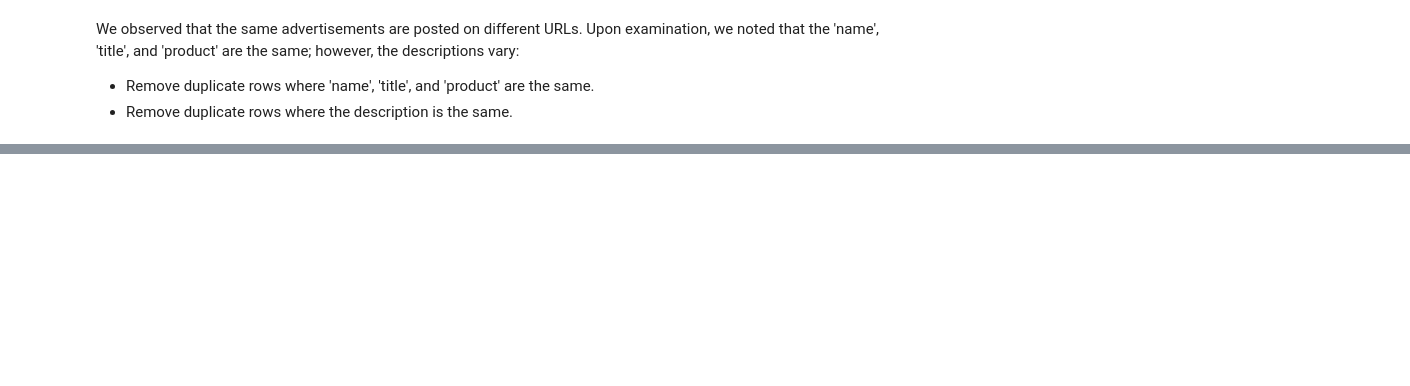
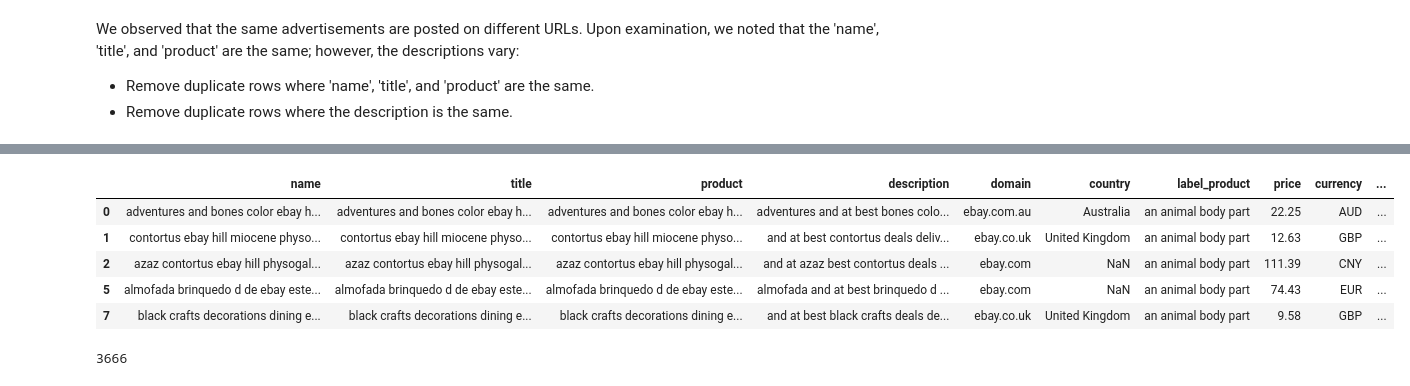
Before and after one commit to sammitako/CS-GY-6513-Big-Data, a Jupyter notebook: Keyword_extraction.ipynb, the cells around one changed output, grey strips where cells are left out. Saved outputs shown, nothing was run; the diff lists cells and outputs as text; code cells hidden in the pictures; blank space fills up the shorter version.

```diff
--- a/Keyword_extraction.ipynb
+++ b/Keyword_extraction.ipynb
@@ -442,0 +637,13 @@ We will use the 'en_core_eco_biobert' model to extract species name from the pre
+# %%
+def remove_irrelevant_words(text):
+    # Tokenize the text
+    words = text.split()
+
+    # Remove irrelevant words
+    words = [word for word in words if word.lower() not in irrelevant_common_words]
+
+    cleaned_text = ' '.join(words)
+
+    return cleaned_text
+# %%
+df['product_cleaned'] = df['product_cleaned'].apply(remove_irrelevant_words)
@@ -442,0 +666,2 @@ We will use the 'en_core_eco_biobert' model to extract species name from the pre
+# %%
+df = df[~(df['product_cleaned'] == '')]
@@ -472,0 +702,15 @@ unique_products_df.head(10)
+# %%
+df['species'] = df['product_cleaned'].apply(get_species)
+# %%
+df.head(5)
+# %% [output]
+|  | name | title | product | description | domain | country | label_product | price | currency | ... |
+| 0 | adventures and bones color ebay h... | adventures and bones color ebay h... | adventures and bones color ebay h... | adventures and at best bones colo... | ebay.com.au | Australia | an animal body part | 22.25 | AUD | ... |
+| 1 | contortus ebay hill miocene physo... | contortus ebay hill miocene physo... | contortus ebay hill miocene physo... | and at best contortus deals deliv... | ebay.co.uk | United Kingdom | an animal body part | 12.63 | GBP | ... |
+| 2 | azaz contortus ebay hill physogal... | azaz contortus ebay hill physogal... | azaz contortus ebay hill physogal... | and at azaz best contortus deals ... | ebay.com | NaN | an animal body part | 111.39 | CNY | ... |
+| 5 | almofada brinquedo d de ebay este... | almofada brinquedo d de ebay este... | almofada brinquedo d de ebay este... | almofada and at best brinquedo d ... | ebay.com | NaN | an animal body part | 74.43 | EUR | ... |
+| 7 | black crafts decorations dining e... | black crafts decorations dining e... | black crafts decorations dining e... | and at best black crafts deals de... | ebay.co.uk | United Kingdom | an animal body part | 9.58 | GBP | ... |
+# %%
+df['species'].notna().sum()
+# %% [output]
+3666
```
Also changed, not shown: parts of 140 cells of this notebook.
